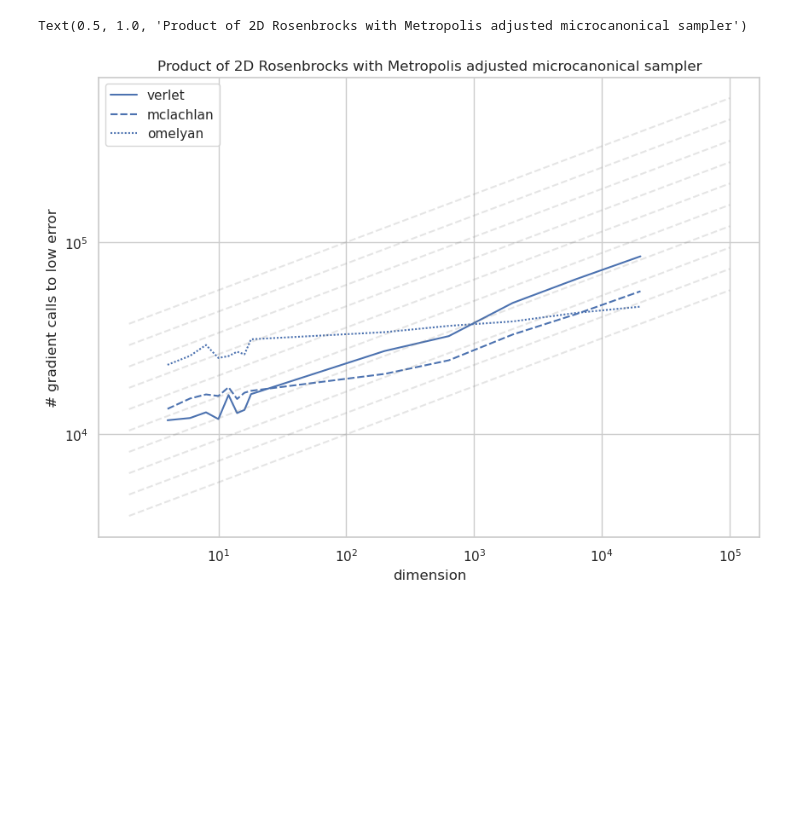
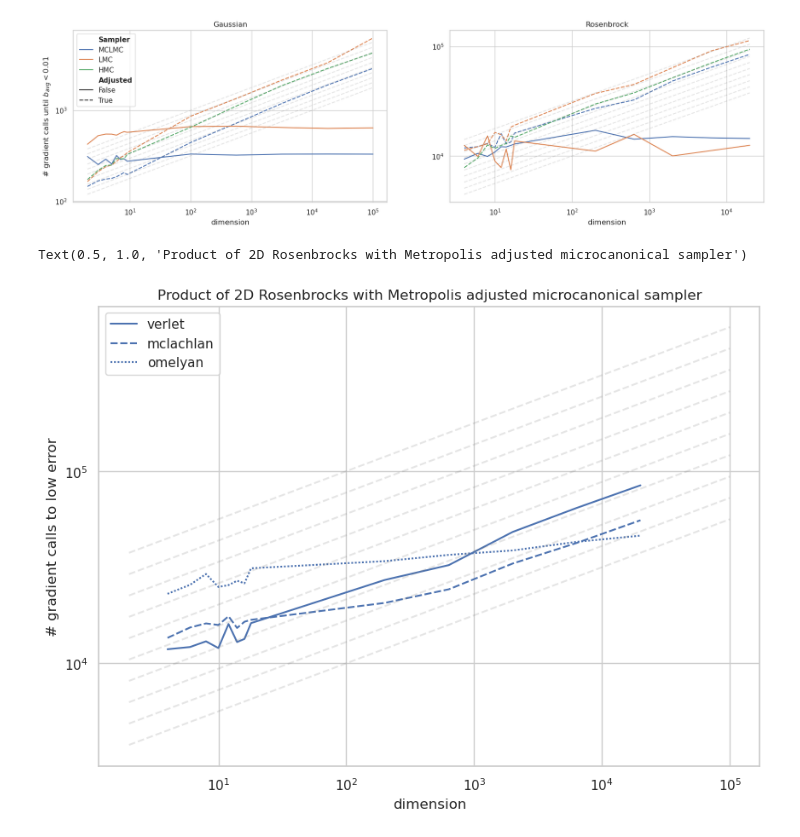
Before and after one commit to reubenharry/sampler-benchmarks, a Jupyter notebook: sampler-comparison/sampler_comparison/experiments/dimensional_scaling/dimensional_scaling.ipynb, the cells around one changed output. Saved outputs shown, nothing was run; the diff lists cells and outputs as text; code cells hidden in the pictures; blank space fills up the shorter version.

```diff
--- a/sampler-comparison/sampler_comparison/experiments/dimensional_scaling/dimensional_scaling.ipynb
+++ b/sampler-comparison/sampler_comparison/experiments/dimensional_scaling/dimensional_scaling.ipynb
@@ -242,3 +281,69 @@ FileNotFoundError: [Errno 2] No such file or directory: 'results/tuned/Rosenbroc
+# %%
+# figure with two subplots: on for gaussian (df) and one for rosenbrock (df_rsbr)
+fig, (ax1, ax2) = plt.subplots(1, 2, figsize=(20, 5))
+
+sns.lineplot(data=df, x='dim', y='num_grads_to_low_error',
+    hue='Sampler',
+    style='Adjusted', ax=ax1)
+
+ax1.set_xscale('log')
+ax1.set_yscale('log')
+# label axes
+ax1.set_ylabel('# gradient calls until $b_{avg} < 0.01$')
+ax1.set_xlabel('dimension')
+# title
+ax1.set_title('Gaussian')
+
+# add legend
+ax1.legend()
+# bold the word Sampler in the legend
+legend = ax1.legend()
+for i, text in enumerate(legend.get_texts()):
+    if i==4:text.set_weight('bold')
+    if i==0:text.set_weight('bold')
+
+x = np.linspace(2, 100000, 1000)
+y = x**(1/4)
+# ax.plot(x, y, label='$x^{1/4}$', color='grey', linestyle='--', alpha=0.2)
+for a in np.logspace(2,2.5,10):
+    y = x**(1/4) * a
+    ax1.plot(x, y, linestyle='--', color='grey', alpha=0.2)
+
+# 1/8
+# y = x**(1/8)
+# ax.plot(x, y, label='$x^{1/8}$', linestyle='--', color='grey', alpha=0.2)
+
+# plt.legend()
+# bold the word Sampler in the legend
+# legend = plt.legend()
+# for i, text in enumerate(legend.get_texts()):
+#     if i==4:text.set_weight('bold')
+#     if i==0:text.set_weight('bold')
+
+sns.lineplot(data=df_rsbr, x='dim', y='num_grads_to_low_error',
+    hue='Sampler',
+    style='Adjusted', ax=ax2)
+
+# no legend
+ax2.legend().remove()
+# remove y axis label
+ax2.set_ylabel('')
+ax2.set_xlabel('dimension')
+# title
+ax2.set_title('Rosenbrock')
+
+## y = x^{1/4} lines
+x = np.linspace(4, 20000, 1000)
+y = x**(1/4)
+# ax.plot(x, y, label='$x^{1/4}$', color='grey', linestyle='--', alpha=0.2)
+for a in np.logspace(3.5,4.0,10):
+    y = x**(1/4) * a
+    ax2.plot(x, y, linestyle='--', color='grey', alpha=0.2)
+
+ax2.set_xscale('log')
+ax2.set_yscale('log')
+# %% [output]
+[figure, added]
 # %%
 import numpy as np
 import itertools
```
Also changed, not shown: parts of 4 cells of this notebook, 6 other files.
